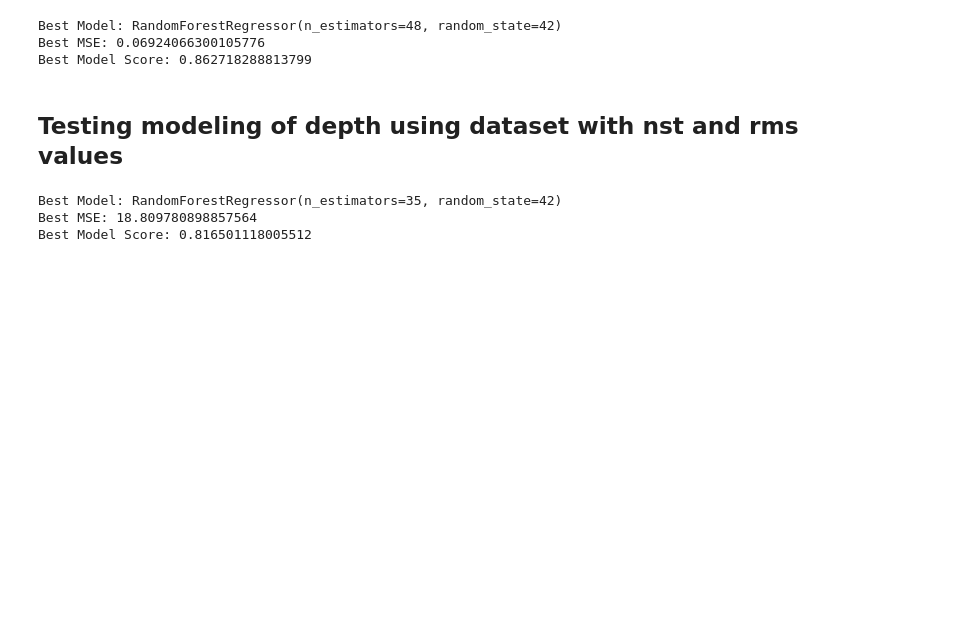
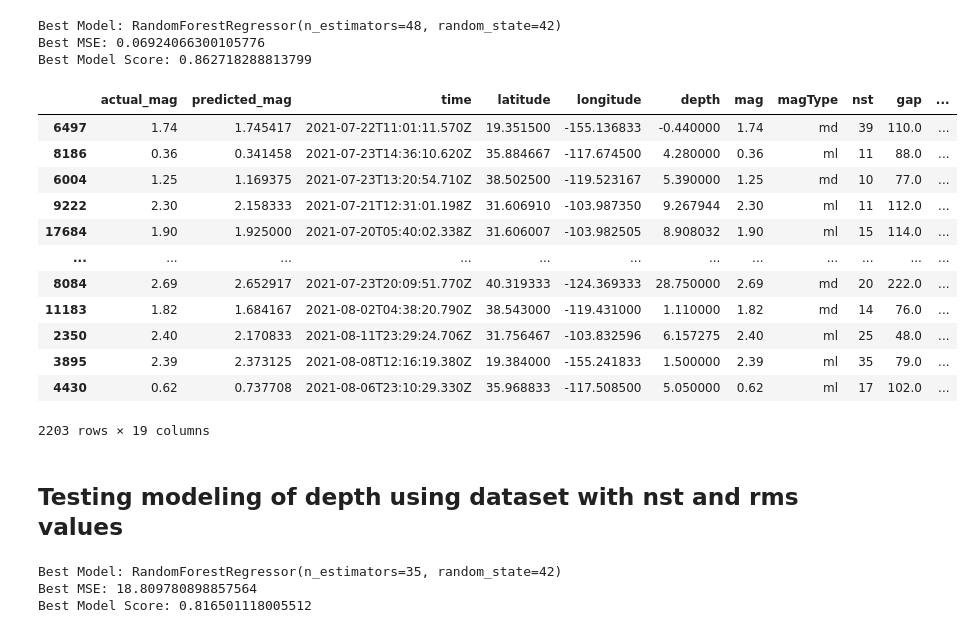
Before and after one commit to ashparra97/final-project-2021, a Jupyter notebook: ML_random_forest.ipynb, the cells around one changed output. Drawn from its saved outputs; the diff is of its cells as text; code cells hidden in the pictures; blank space fills up the shorter version.

```diff
--- a/ML_random_forest.ipynb
+++ b/ML_random_forest.ipynb
@@ -58,11 +62,27 @@ Best Model Score: 0.862718288813799
 # %%
 best_y_pred = best_model.predict(X_test)
 predictions = best_y_pred.tolist()
 test = y_test["mag"].tolist()
 
-prediction_df = pd.DataFrame({"Actual Magnitude": test, "Predicted Magnitude": predictions})
-prediction_df.head()
-prediction_df.to_csv("./ML_Predictions/mag_predictions.csv")
+prediction_df = pd.DataFrame({"actual_mag": test, "predicted_mag": predictions}, index=y_test.index)
+# prediction_df.head()
+# y_test.head()
+predictions_id_df = pd.merge(prediction_df, test_nst_df, left_index=True, right_index=True)
+predictions_id_df
+# %% [output]
+|  | actual_mag | predicted_mag | time | latitude | longitude | depth | mag | magType | nst | gap | ... |
+| 6497 | 1.74 | 1.745417 | 2021-07-22T11:01:11.570Z | 19.351500 | -155.136833 | -0.440000 | 1.74 | md | 39 | 110.0 | ... |
+| 8186 | 0.36 | 0.341458 | 2021-07-23T14:36:10.620Z | 35.884667 | -117.674500 | 4.280000 | 0.36 | ml | 11 | 88.0 | ... |
+| 6004 | 1.25 | 1.169375 | 2021-07-23T13:20:54.710Z | 38.502500 | -119.523167 | 5.390000 | 1.25 | md | 10 | 77.0 | ... |
+| 9222 | 2.30 | 2.158333 | 2021-07-21T12:31:01.198Z | 31.606910 | -103.987350 | 9.267944 | 2.30 | ml | 11 | 112.0 | ... |
+| 17684 | 1.90 | 1.925000 | 2021-07-20T05:40:02.338Z | 31.606007 | -103.982505 | 8.908032 | 1.90 | ml | 15 | 114.0 | ... |
+| ... | ... | ... | ... | ... | ... | ... | ... | ... | ... | ... | ... |
+| 8084 | 2.69 | 2.652917 | 2021-07-23T20:09:51.770Z | 40.319333 | -124.369333 | 28.750000 | 2.69 | md | 20 | 222.0 | ... |
+| 11183 | 1.82 | 1.684167 | 2021-08-02T04:38:20.790Z | 38.543000 | -119.431000 | 1.110000 | 1.82 | md | 14 | 76.0 | ... |
+| 2350 | 2.40 | 2.170833 | 2021-08-11T23:29:24.706Z | 31.756467 | -103.832596 | 6.157275 | 2.40 | ml | 25 | 48.0 | ... |
+| 3895 | 2.39 | 2.373125 | 2021-08-08T12:16:19.380Z | 19.384000 | -155.241833 | 1.500000 | 2.39 | ml | 35 | 79.0 | ... |
+| 4430 | 0.62 | 0.737708 | 2021-08-06T23:10:29.330Z | 35.968833 | -117.508500 | 5.050000 | 0.62 | ml | 17 | 102.0 | ... |
+2203 rows × 19 columns
 # %% [markdown]
 ## Testing modeling of depth using dataset with nst and rms values
 # %%
```
Also changed, not shown: parts of 6 cells of this notebook, 1 other file.
